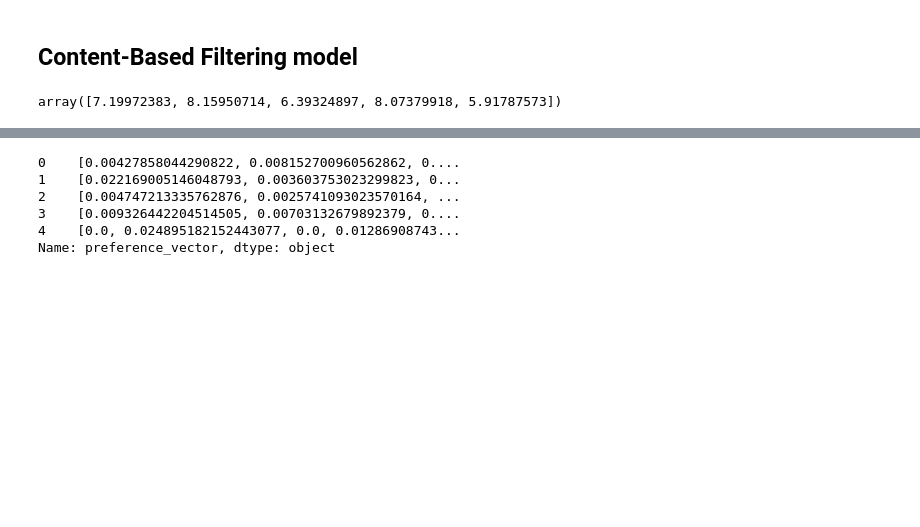
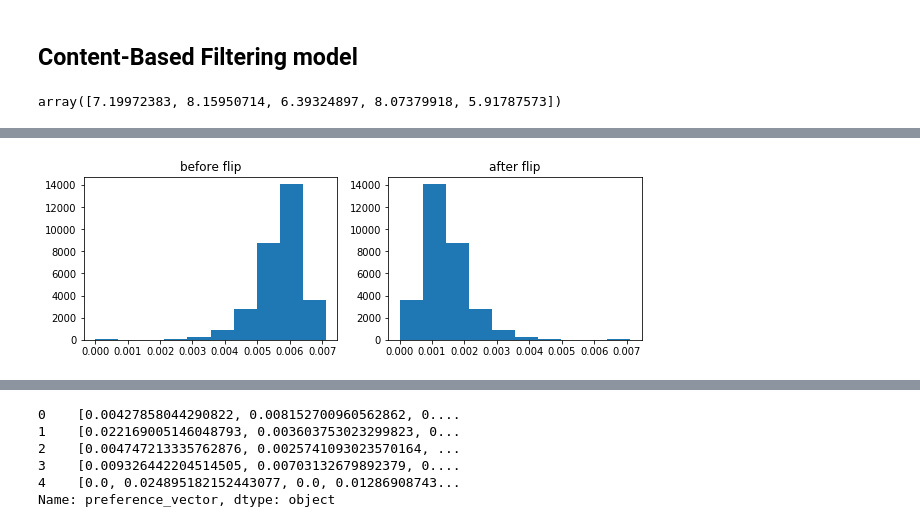
Before and after one commit to GoatWang/IIIMaterial, a Jupyter notebook: 09_RecommendationSystem/main09.ipynb, the cells around one changed output, grey strips where cells are left out. Cells and saved outputs as stored; diff of their text form; code cells hidden in the pictures; blank space fills up the shorter version.

```diff
--- a/09_RecommendationSystem/main09.ipynb
+++ b/09_RecommendationSystem/main09.ipynb
@@ -320,0 +421,12 @@ array([7.19972383, 8.15950714, 6.39324897, 8.07379918, 5.91787573])
+# %%
+# see the flip result
+norm_dist = normalize([relevant_content_dist.flatten()])[0]
+norm_similarity = np.abs(norm_dist - norm_dist.max())
+fig, (ax1, ax2) = plt.subplots(1, 2, figsize=(10, 3))
+ax1.hist(norm_dist)
+ax1.set_title('before flip')
+ax2.hist(norm_similarity)
+ax2.set_title('after flip')
+plt.show()
+# %% [output]
+[figure, added]
```
Also changed, not shown: parts of 21 cells of this notebook.
